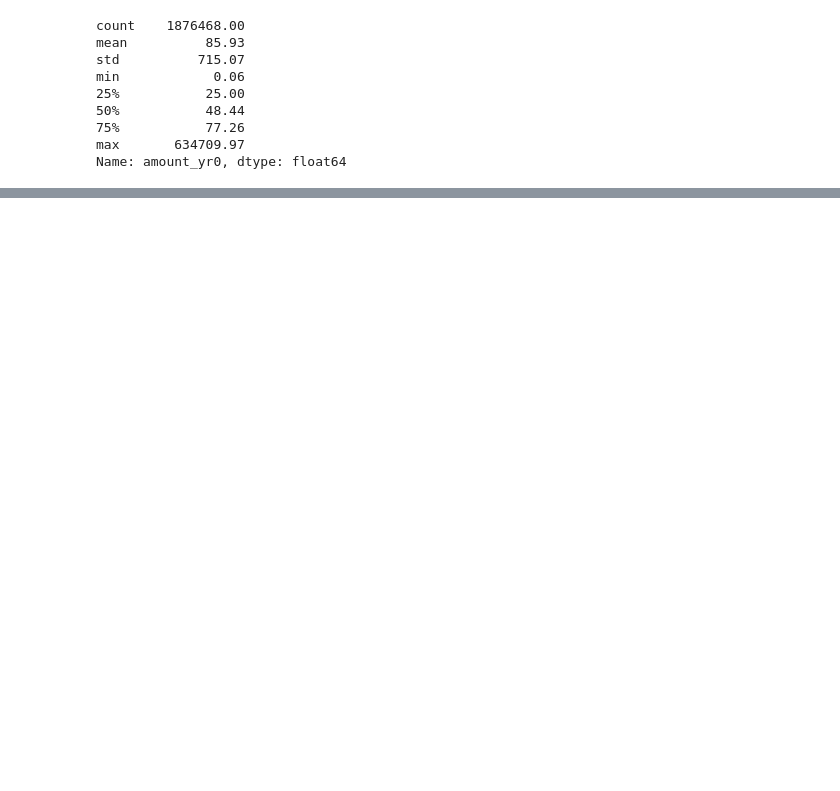
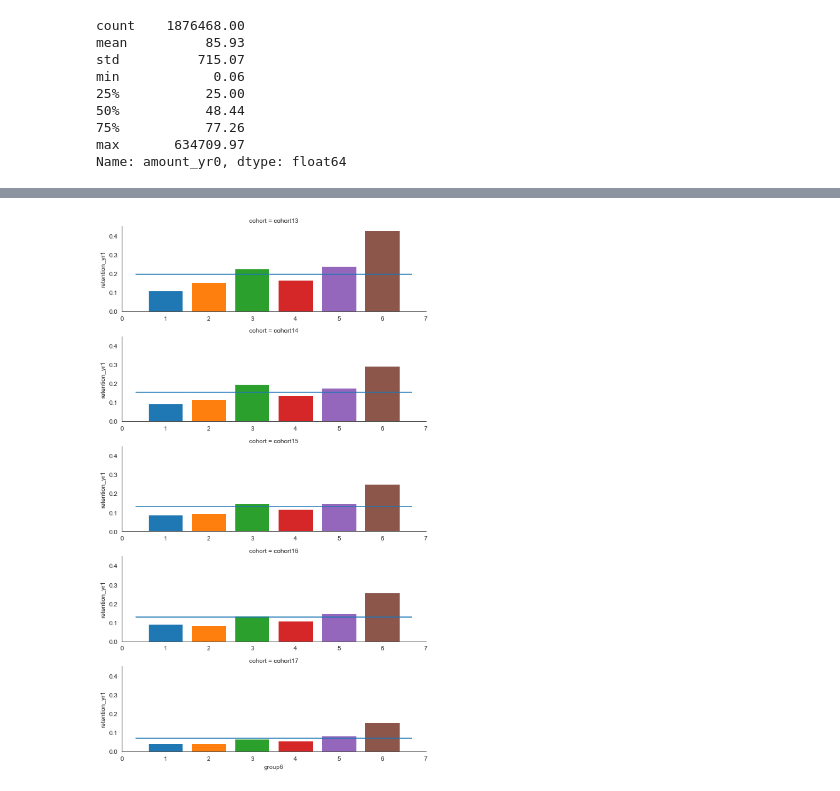
Before and after one commit to erinmarieanderson/donations_part_II, a Jupyter notebook: notebooks/21.ipynb, the cells around one changed output, grey strips where cells are left out. Saved outputs shown, nothing was run; the diff lists cells and outputs as text; code cells hidden in the pictures; blank space fills up the shorter version.

```diff
--- a/notebooks/21.ipynb
+++ b/notebooks/21.ipynb
@@ -556,0 +732,18 @@ fig.show()
+# %%
+amounts6=amounts1.groupby(['cohort','group6']).agg({'yr0':'sum','yr1':'sum','retention_yr1':'mean'}).reset_index()
+# %%
+conditions=[
+    amounts6['cohort'] == "cohort13",
+    amounts6['cohort'] == "cohort14",
+    amounts6['cohort'] == "cohort15",
+    amounts6['cohort'] == "cohort16",
+    amounts6['cohort'] == "cohort17"
+]
+
+choices=[amounts6.query('cohort == "cohort13"').groupby('cohort').sum()['yr1']/amounts6.query('cohort == "cohort13"').groupby('cohort').sum()['yr0'],
+         amounts6.query('cohort == "cohort14"').groupby('cohort').sum()['yr1']/amounts6.query('cohort == "cohort14"').groupby('cohort').sum()['yr0'],
+         amounts6.query('cohort == "cohort15"').groupby('cohort').sum()['yr1']/amounts6.query('cohort == "cohort15"').groupby('cohort').sum()['yr0'],
+         amounts6.query('cohort == "cohort16"').groupby('cohort').sum()['yr1']/amounts6.query('cohort == "cohort16"').groupby('cohort').sum()['yr0'],
+         amounts6.query('cohort == "cohort17"').groupby('cohort').sum()['yr1']/amounts6.query('cohort == "cohort17"').groupby('cohort').sum()['yr0']]
+
+amounts6['cohort_overall_retention']=np.select(conditions, choices)
@@ -556,0 +827,9 @@ fig.show()
+# %%
+g = sns.FacetGrid(amounts6, row='cohort',hue='group6',sharey=True, sharex=False, height=2.5, aspect = 3)
+g = g.map(plt.bar, 'group6', 'retention_yr1')
+
+# draw lines:
+for m,ax in zip(amounts6.groupby('cohort').cohort_overall_retention.mean(), g.axes.ravel()):
+    ax.hlines(m,*ax.get_xlim())
+# %% [output]
+[figure, added]
```
Also changed, not shown: parts of 62 cells of this notebook.
